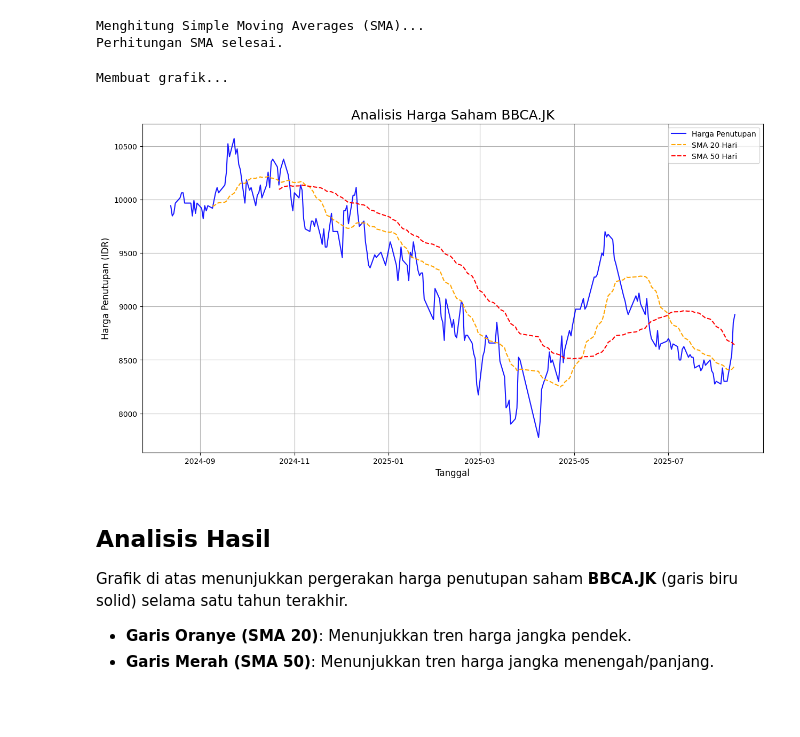
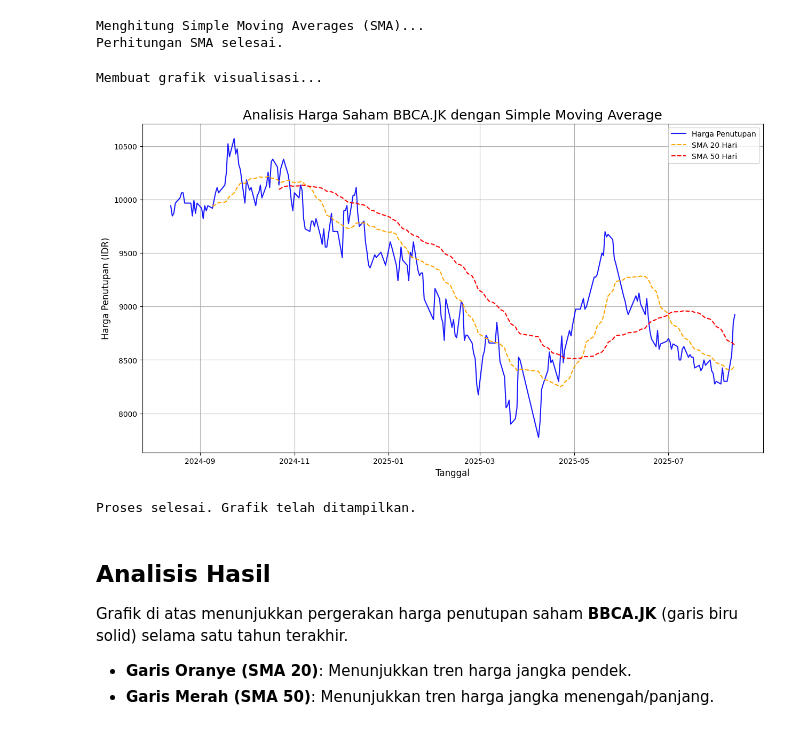
Before and after one commit to mohzahidi/analisis-saham-python-BBCA, a Jupyter notebook: Ujian_Kelulusan_The_Gauntlet.ipynb, the cells around one changed output. Drawn from its saved outputs; the diff is of its cells as text; code cells hidden in the pictures.

Commit message:
fix: Improve chart readability and add documentation

```diff
--- a/Ujian_Kelulusan_The_Gauntlet.ipynb
+++ b/Ujian_Kelulusan_The_Gauntlet.ipynb
@@ -73,32 +73,38 @@ print("Perhitungan SMA selesai.")
 Menghitung Simple Moving Averages (SMA)...
 Perhitungan SMA selesai.
 # %%
-# --- BAGIAN 3: VISUALISASI DATA ---
-print("Membuat grafik...")
-# Membuat kanvas untuk grafik dengan ukuran yang ditentukan
+print("Membuat grafik visualisasi...")
+# Buat kanvas grafik dengan ukuran yang lebih besar agar mudah dibaca
 plt.figure(figsize=(15, 8))
 
-# Menggambar garis untuk Harga Penutupan (biru)
+# Plot setiap garis data ke dalam grafik
 plt.plot(data.index, data['Close'], label='Harga Penutupan', color='blue', alpha=0.9)
-
-# Menggambar garis untuk SMA 20 Hari (oranye)
 plt.plot(data.index, data['SMA20'], label='SMA 20 Hari', color='orange', linestyle='--')
-
-# Menggambar garis untuk SMA 50 Hari (merah)
 plt.plot(data.index, data['SMA50'], label='SMA 50 Hari', color='red', linestyle='--')
 
-# Menambahkan elemen-elemen informatif pada grafik
-plt.title(f'Analisis Harga Saham {ticker_saham}', fontsize=18)
+# --- PENAMBAHAN KONTEKS PADA GRAFIK (SESUAI PERBAIKAN) ---
+# Tambahkan judul yang informatif pada grafik
+plt.title(f'Analisis Harga Saham {ticker_saham} dengan Simple Moving Average', fontsize=18)
+
+# Beri label pada sumbu X (Tanggal)
 plt.xlabel('Tanggal', fontsize=12)
+
+# Beri label pada sumbu Y (Harga)
 plt.ylabel('Harga Penutupan (IDR)', fontsize=12)
-plt.legend(fontsize=10) # Menampilkan legenda
-plt.grid(True) # Menampilkan grid untuk mempermudah pembacaan
 
-# Menampilkan grafik yang sudah jadi
+# Tampilkan legenda untuk menjelaskan setiap garis plot
+plt.legend(fontsize=10)
+
+# Tambahkan grid untuk membantu pembacaan nilai pada grafik
+plt.grid(True)
+
+# Tampilkan grafik yang sudah jadi
 plt.show()
+print("Proses selesai. Grafik telah ditampilkan.")
 # %% [output]
-Membuat grafik...
+Membuat grafik visualisasi...
-[figure, old version]
+[figure, new version]
+Proses selesai. Grafik telah ditampilkan.
 # %% [markdown]
 ## Analisis Hasil
 
```
